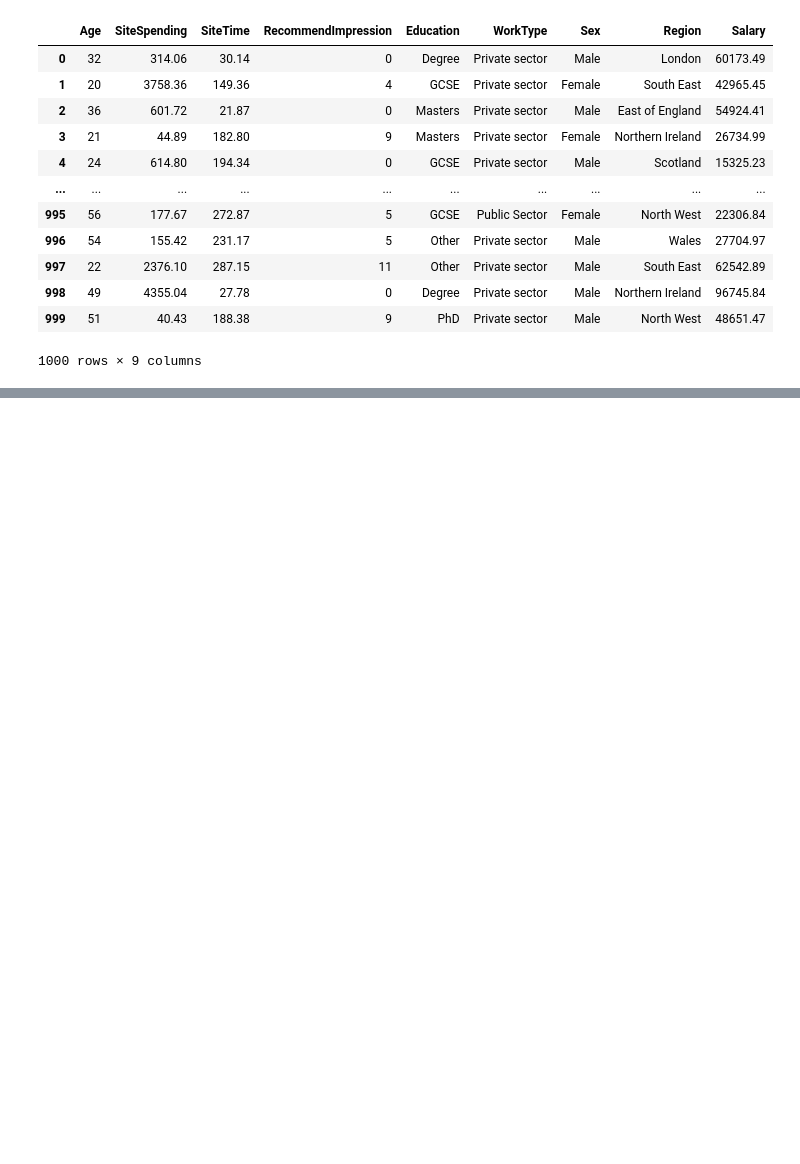
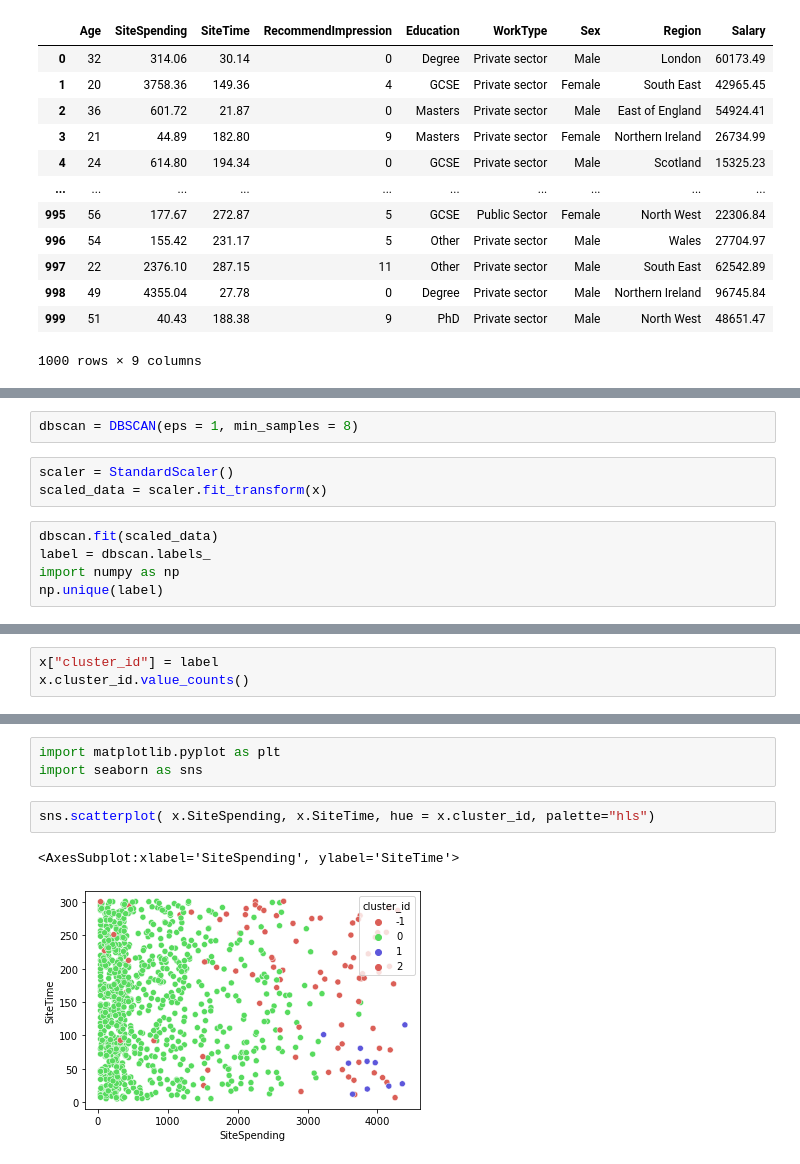
Before and after one commit to syedirfanx/revenue-forecasting, a Jupyter notebook: clustering.ipynb, the cells around one changed output, grey strips where cells are left out. Saved outputs shown, nothing was run; the diff lists cells and outputs as text; blank space fills up the shorter version.

Commit message:
Update clustering

```diff
--- a/clustering.ipynb
+++ b/clustering.ipynb
@@ -20,0 +45,10 @@ data
+# %%
+dbscan = DBSCAN(eps = 1, min_samples = 8)
+# %%
+scaler = StandardScaler()
+scaled_data = scaler.fit_transform(x)
+# %%
+dbscan.fit(scaled_data)
+label = dbscan.labels_
+import numpy as np
+np.unique(label)
@@ -20,0 +57,3 @@ data
+# %%
+x["cluster_id"] = label
+x.cluster_id.value_counts()
@@ -20,0 +91,8 @@ data
+# %%
+import matplotlib.pyplot as plt
+import seaborn as sns
+# %%
+sns.scatterplot( x.SiteSpending, x.SiteTime, hue = x.cluster_id, palette="hls")
+# %% [output]
+<AxesSubplot:xlabel='SiteSpending', ylabel='SiteTime'>
+[figure, added]
```
Also changed, not shown: parts of 7 cells of this notebook.
